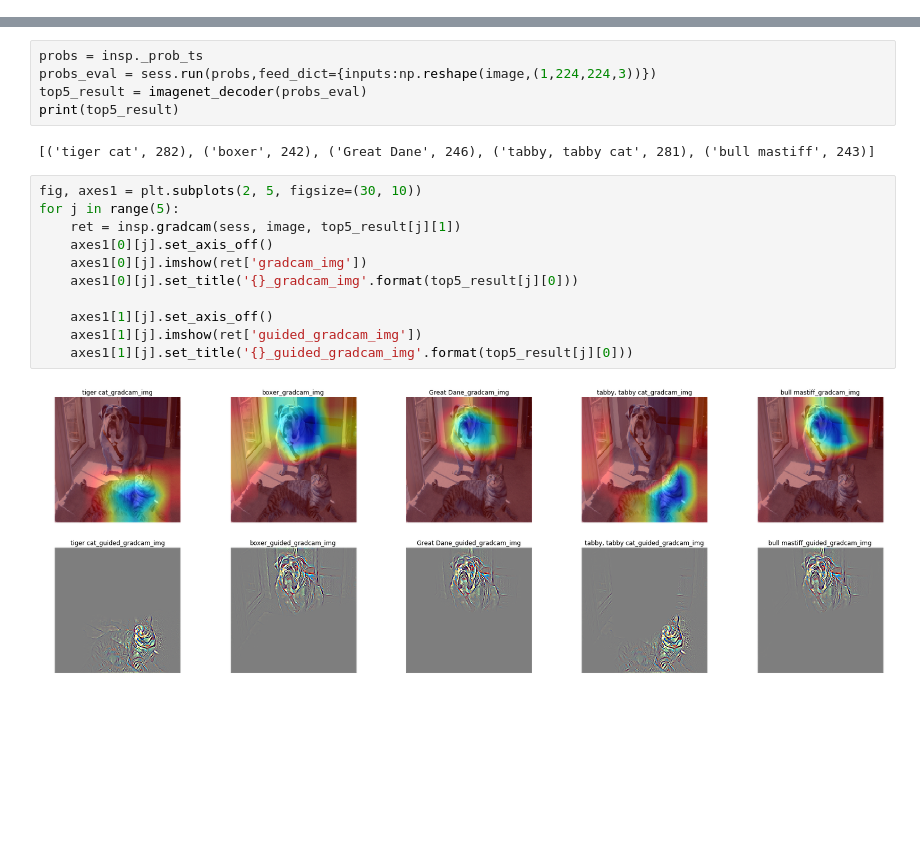
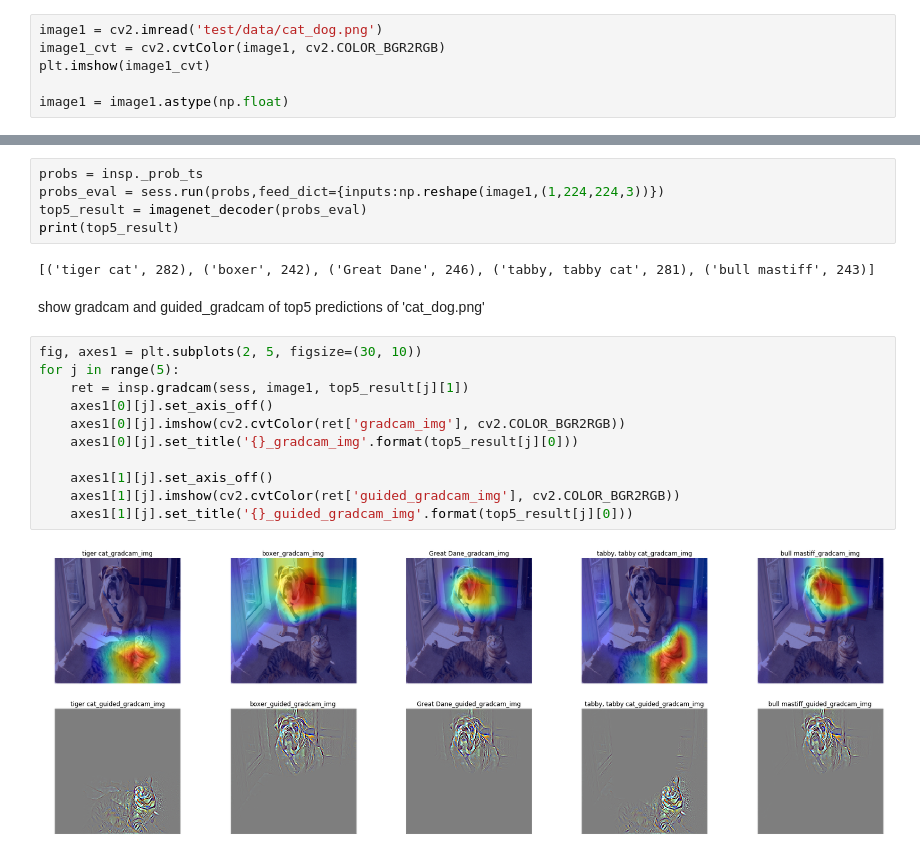
Before and after one commit to darkonhub/darkon-examples, a Jupyter notebook: gradcam/GradcamDemo.ipynb, the cells around one changed output, grey strips where cells are left out. Cells and saved outputs as stored; diff of their text form; blank space fills up the shorter version.

```diff
--- a/gradcam/GradcamDemo.ipynb
+++ b/gradcam/GradcamDemo.ipynb
@@ -73,0 +77,6 @@ insp = darkon.Gradcam(inputs, nclasses, conv_name, graph = graph)
+# %%
+image1 = cv2.imread('test/data/cat_dog.png')
+image1_cvt = cv2.cvtColor(image1, cv2.COLOR_BGR2RGB)
+plt.imshow(image1_cvt)
+
+image1 = image1.astype(np.float)
@@ -74,20 +87,22 @@ insp = darkon.Gradcam(inputs, nclasses, conv_name, graph = graph)
 # %%
 probs = insp._prob_ts
-probs_eval = sess.run(probs,feed_dict={inputs:np.reshape(image,(1,224,224,3))})
+probs_eval = sess.run(probs,feed_dict={inputs:np.reshape(image1,(1,224,224,3))})
 top5_result = imagenet_decoder(probs_eval)
 print(top5_result)
 # %% [output]
 [('tiger cat', 282), ('boxer', 242), ('Great Dane', 246), ('tabby, tabby cat', 281), ('bull mastiff', 243)]
+# %% [markdown]
+show gradcam and guided_gradcam of top5 predictions of 'cat_dog.png'
 # %%
 fig, axes1 = plt.subplots(2, 5, figsize=(30, 10))
 for j in range(5):
-    ret = insp.gradcam(sess, image, top5_result[j][1])
+    ret = insp.gradcam(sess, image1, top5_result[j][1])
     axes1[0][j].set_axis_off()
-    axes1[0][j].imshow(ret['gradcam_img'])
+    axes1[0][j].imshow(cv2.cvtColor(ret['gradcam_img'], cv2.COLOR_BGR2RGB))
     axes1[0][j].set_title('{}_gradcam_img'.format(top5_result[j][0]))
 
     axes1[1][j].set_axis_off()
-    axes1[1][j].imshow(ret['guided_gradcam_img'])
+    axes1[1][j].imshow(cv2.cvtColor(ret['guided_gradcam_img'], cv2.COLOR_BGR2RGB))
     axes1[1][j].set_title('{}_guided_gradcam_img'.format(top5_result[j][0]))
 # %% [output]
-[figure, old version]
+[figure, new version]
```
Also changed, not shown: parts of 12 cells of this notebook, 3 other files.
